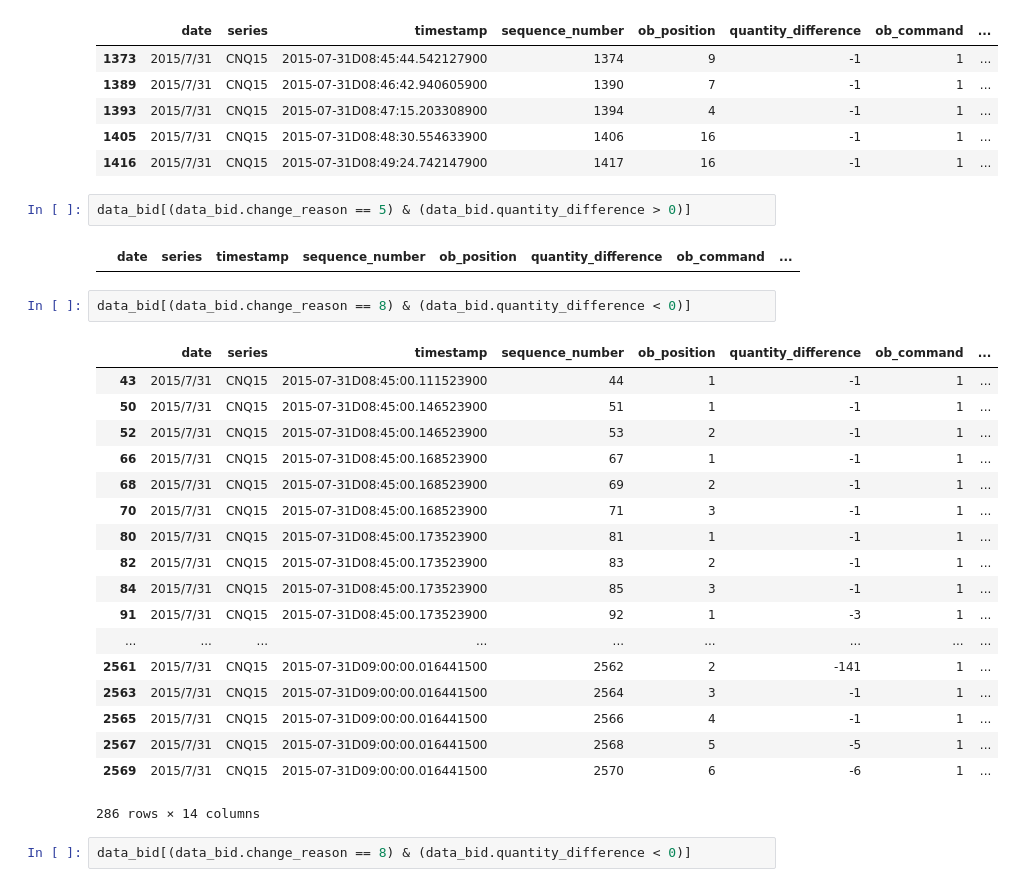
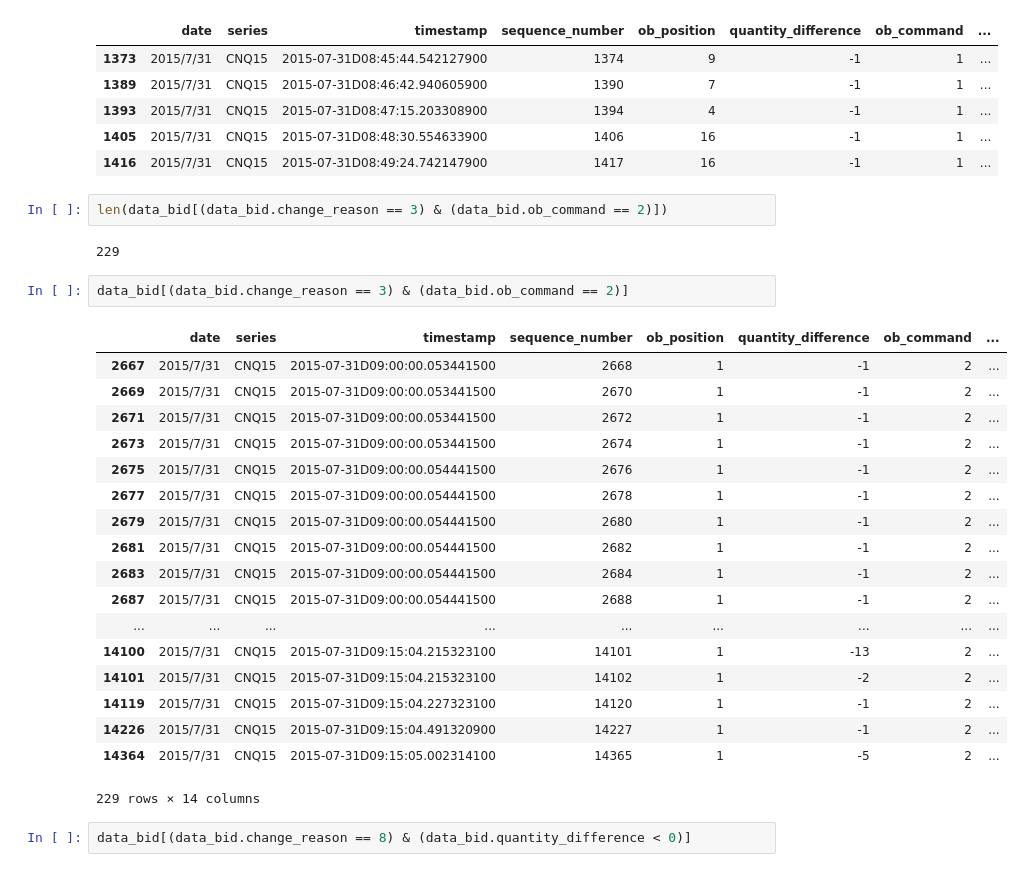
Before and after one commit to rorysroes/SGX-Full-OrderBook-Tick-Data-Trading-Strategy, a Jupyter notebook: sgx_tick_data_a50.ipynb, the cells around one changed output. Saved outputs shown, nothing was run; the diff lists cells and outputs as text.

```diff
--- a/sgx_tick_data_a50.ipynb
+++ b/sgx_tick_data_a50.ipynb
@@ -206,31 +206,31 @@ data_bid.loc[lambda a:a. change_reason == 1,:].head() # Deleted => quantity_diff
 | 1393 | 2015/7/31 | CNQ15 | 2015-07-31D08:47:15.203308900 | 1394 | 4 | -1 | 1 | ... |
 | 1405 | 2015/7/31 | CNQ15 | 2015-07-31D08:48:30.554633900 | 1406 | 16 | -1 | 1 | ... |
 | 1416 | 2015/7/31 | CNQ15 | 2015-07-31D08:49:24.742147900 | 1417 | 16 | -1 | 1 | ... |
+# %%
+len(data_bid[(data_bid.change_reason == 3) & (data_bid.ob_command == 2)])
+# %% [output]
+229
 # %%
-data_bid[(data_bid.change_reason == 5) & (data_bid.quantity_difference > 0)]
+data_bid[(data_bid.change_reason == 3) & (data_bid.ob_command == 2)]
 # %% [output]
 |  | date | series | timestamp | sequence_number | ob_position | quantity_difference | ob_command | ... |
+| 2667 | 2015/7/31 | CNQ15 | 2015-07-31D09:00:00.053441500 | 2668 | 1 | -1 | 2 | ... |
+| 2669 | 2015/7/31 | CNQ15 | 2015-07-31D09:00:00.053441500 | 2670 | 1 | -1 | 2 | ... |
+| 2671 | 2015/7/31 | CNQ15 | 2015-07-31D09:00:00.053441500 | 2672 | 1 | -1 | 2 | ... |
+| 2673 | 2015/7/31 | CNQ15 | 2015-07-31D09:00:00.053441500 | 2674 | 1 | -1 | 2 | ... |
+| 2675 | 2015/7/31 | CNQ15 | 2015-07-31D09:00:00.054441500 | 2676 | 1 | -1 | 2 | ... |
+| 2677 | 2015/7/31 | CNQ15 | 2015-07-31D09:00:00.054441500 | 2678 | 1 | -1 | 2 | ... |
+| 2679 | 2015/7/31 | CNQ15 | 2015-07-31D09:00:00.054441500 | 2680 | 1 | -1 | 2 | ... |
+| 2681 | 2015/7/31 | CNQ15 | 2015-07-31D09:00:00.054441500 | 2682 | 1 | -1 | 2 | ... |
+| 2683 | 2015/7/31 | CNQ15 | 2015-07-31D09:00:00.054441500 | 2684 | 1 | -1 | 2 | ... |
+| 2687 | 2015/7/31 | CNQ15 | 2015-07-31D09:00:00.054441500 | 2688 | 1 | -1 | 2 | ... |
+| ... | ... | ... | ... | ... | ... | ... | ... | ... |
+| 14100 | 2015/7/31 | CNQ15 | 2015-07-31D09:15:04.215323100 | 14101 | 1 | -13 | 2 | ... |
+| 14101 | 2015/7/31 | CNQ15 | 2015-07-31D09:15:04.215323100 | 14102 | 1 | -2 | 2 | ... |
+| 14119 | 2015/7/31 | CNQ15 | 2015-07-31D09:15:04.227323100 | 14120 | 1 | -1 | 2 | ... |
+| 14226 | 2015/7/31 | CNQ15 | 2015-07-31D09:15:04.491320900 | 14227 | 1 | -1 | 2 | ... |
+| 14364 | 2015/7/31 | CNQ15 | 2015-07-31D09:15:05.002314100 | 14365 | 1 | -5 | 2 | ... |
+229 rows × 14 columns
-# %%
-data_bid[(data_bid.change_reason == 8) & (data_bid.quantity_difference < 0)]
-# %% [output]
-|  | date | series | timestamp | sequence_number | ob_position | quantity_difference | ob_command | ... |
-| 43 | 2015/7/31 | CNQ15 | 2015-07-31D08:45:00.111523900 | 44 | 1 | -1 | 1 | ... |
-| 50 | 2015/7/31 | CNQ15 | 2015-07-31D08:45:00.146523900 | 51 | 1 | -1 | 1 | ... |
-| 52 | 2015/7/31 | CNQ15 | 2015-07-31D08:45:00.146523900 | 53 | 2 | -1 | 1 | ... |
-| 66 | 2015/7/31 | CNQ15 | 2015-07-31D08:45:00.168523900 | 67 | 1 | -1 | 1 | ... |
-| 68 | 2015/7/31 | CNQ15 | 2015-07-31D08:45:00.168523900 | 69 | 2 | -1 | 1 | ... |
-| 70 | 2015/7/31 | CNQ15 | 2015-07-31D08:45:00.168523900 | 71 | 3 | -1 | 1 | ... |
-| 80 | 2015/7/31 | CNQ15 | 2015-07-31D08:45:00.173523900 | 81 | 1 | -1 | 1 | ... |
-| 82 | 2015/7/31 | CNQ15 | 2015-07-31D08:45:00.173523900 | 83 | 2 | -1 | 1 | ... |
-| 84 | 2015/7/31 | CNQ15 | 2015-07-31D08:45:00.173523900 | 85 | 3 | -1 | 1 | ... |
-| 91 | 2015/7/31 | CNQ15 | 2015-07-31D08:45:00.173523900 | 92 | 1 | -3 | 1 | ... |
-| ... | ... | ... | ... | ... | ... | ... | ... | ... |
-| 2561 | 2015/7/31 | CNQ15 | 2015-07-31D09:00:00.016441500 | 2562 | 2 | -141 | 1 | ... |
-| 2563 | 2015/7/31 | CNQ15 | 2015-07-31D09:00:00.016441500 | 2564 | 3 | -1 | 1 | ... |
-| 2565 | 2015/7/31 | CNQ15 | 2015-07-31D09:00:00.016441500 | 2566 | 4 | -1 | 1 | ... |
-| 2567 | 2015/7/31 | CNQ15 | 2015-07-31D09:00:00.016441500 | 2568 | 5 | -5 | 1 | ... |
-| 2569 | 2015/7/31 | CNQ15 | 2015-07-31D09:00:00.016441500 | 2570 | 6 | -6 | 1 | ... |
-286 rows × 14 columns
 # %%
 data_bid[(data_bid.change_reason == 8) & (data_bid.quantity_difference < 0)]
 # %% [output]
```
Also changed, not shown: parts of 42 cells of this notebook, 1 other file.
